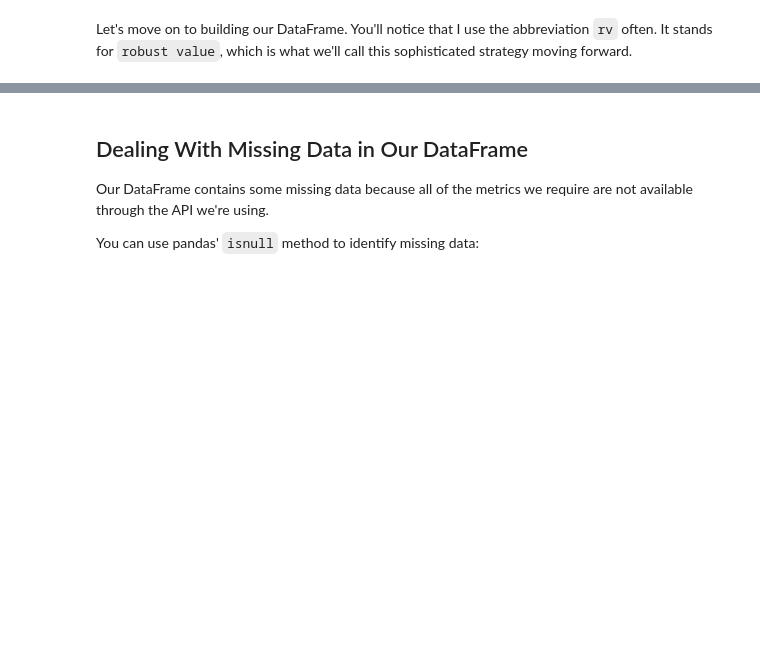
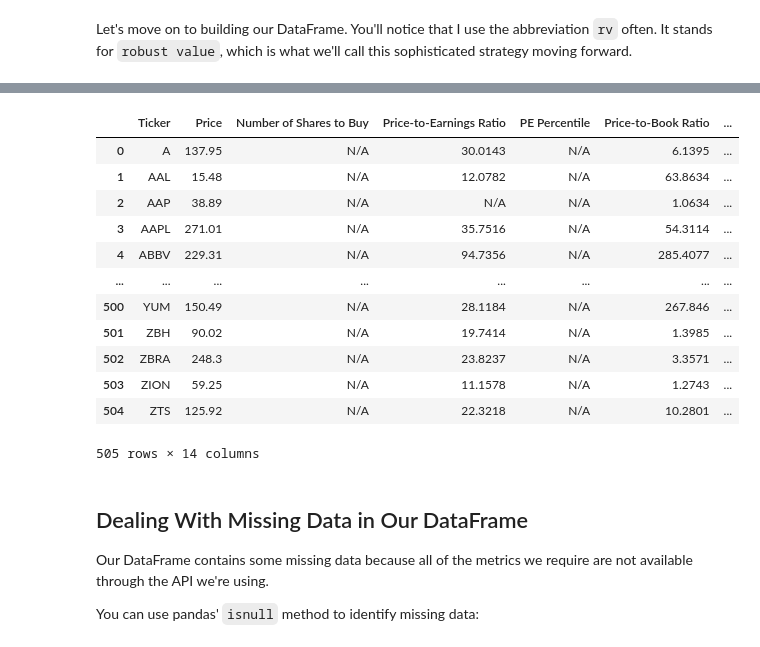
Before and after one commit to JeffreyPatino/algorithmic-trading-python, a Jupyter notebook: starter_files/003_quantitative_value_strategy.ipynb, the cells around one changed output, grey strips where cells are left out. Drawn from its saved outputs; the diff is of its cells as text; code cells hidden in the pictures; blank space fills up the shorter version.

```diff
--- a/starter_files/003_quantitative_value_strategy.ipynb
+++ b/starter_files/003_quantitative_value_strategy.ipynb
@@ -243,3 +374,19 @@ Let's move on to building our DataFrame. You'll notice that I use the abbreviati
+# %%
+final_dataframe
+# %% [output]
+|  | Ticker | Price | Number of Shares to Buy | Price-to-Earnings Ratio | PE Percentile | Price-to-Book Ratio | ... |
+| 0 | A | 137.95 | N/A | 30.0143 | N/A | 6.1395 | ... |
+| 1 | AAL | 15.48 | N/A | 12.0782 | N/A | 63.8634 | ... |
+| 2 | AAP | 38.89 | N/A | N/A | N/A | 1.0634 | ... |
+| 3 | AAPL | 271.01 | N/A | 35.7516 | N/A | 54.3114 | ... |
+| 4 | ABBV | 229.31 | N/A | 94.7356 | N/A | 285.4077 | ... |
+| ... | ... | ... | ... | ... | ... | ... | ... |
+| 500 | YUM | 150.49 | N/A | 28.1184 | N/A | 267.846 | ... |
+| 501 | ZBH | 90.02 | N/A | 19.7414 | N/A | 1.3985 | ... |
+| 502 | ZBRA | 248.3 | N/A | 23.8237 | N/A | 3.3571 | ... |
+| 503 | ZION | 59.25 | N/A | 11.1578 | N/A | 1.2743 | ... |
+| 504 | ZTS | 125.92 | N/A | 22.3218 | N/A | 10.2801 | ... |
+505 rows × 14 columns
 # %% [markdown]
 ## Dealing With Missing Data in Our DataFrame
 
```
Also changed, not shown: parts of 11 cells of this notebook, 1 other file.
